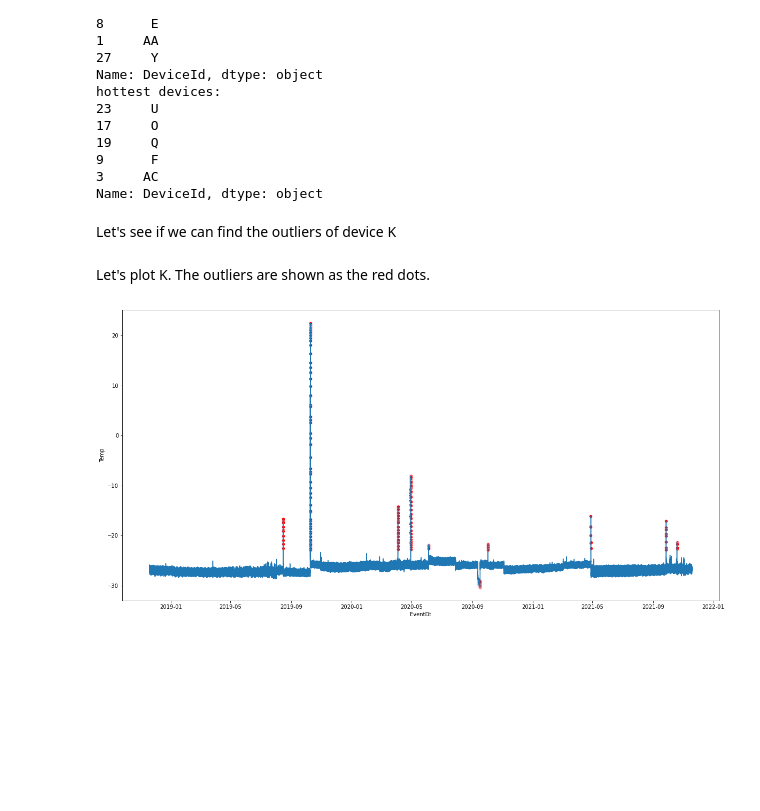
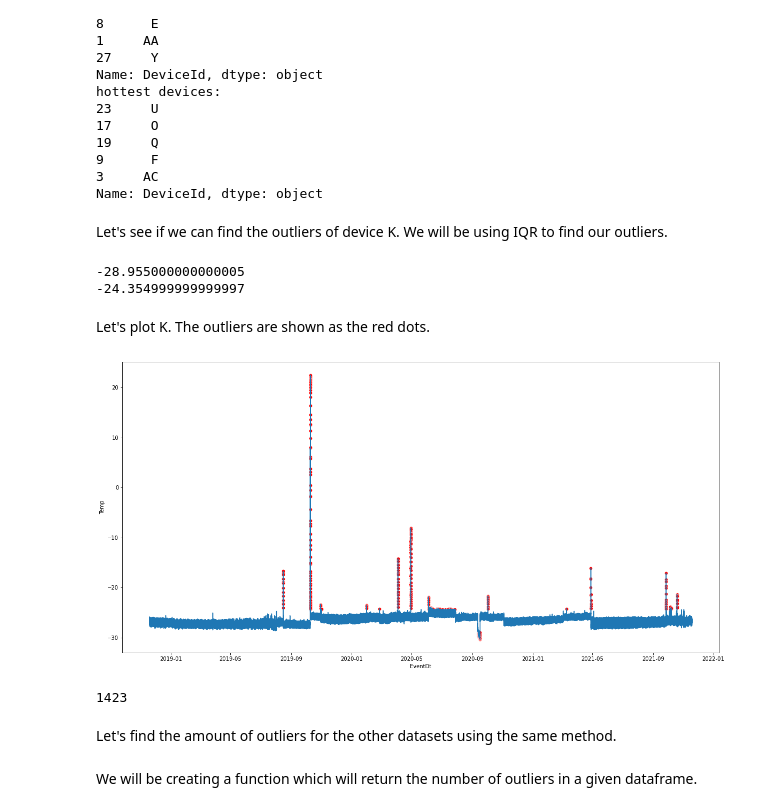
Before and after one commit to margja/SenseAnywhere, a Jupyter notebook: anomalies.ipynb, the cells around one changed output. Saved outputs shown, nothing was run; the diff lists cells and outputs as text; code cells hidden in the pictures; blank space fills up the shorter version.

Commit message:
avg outliers calculated now

```diff
--- a/anomalies.ipynb
+++ b/anomalies.ipynb
@@ -84,18 +86,40 @@ hottest devices:
 3     AC
 Name: DeviceId, dtype: object
 # %% [markdown]
-Let's see if we can find the outliers of device K
+Let's see if we can find the outliers of device K. We will be using IQR to find our outliers.
 # %%
 #loading in K
 df_K = pd.read_excel('data/temp_data/data_K.xlsx')
+# %%
+#First step is to sort the dataset by temperature (ascending)
+K_sorted = sorted(df_K["Temp"])
+#Now we can split the dataset up into quartiles
+q1, q3= np.percentile(K_sorted,[25,75])
+#get iqr
+iqr = q3 - q1
+#determine the lower and upper bounds
+lower_bound = q1 - (1.5 * iqr)
+upper_bound = q3 + (1.5 * iqr)
+
+print(lower_bound)
+print(upper_bound)
+# %% [output]
+-28.955000000000005
+-24.354999999999997
 # %% [markdown]
 Let's plot K. The outliers are shown as the red dots.
 # %%
 sns.lineplot(x="EventDt", y="Temp", data=df_K)
-
-outliers_K = df_K.loc[((df_K["Temp"] > -23) == True) | ((df_K["Temp"] < -29) == True)]
+# make dataframe containing only the outliers
+outliers_K = df_K.loc[((df_K["Temp"] > upper_bound) == True) | ((df_K["Temp"] < lower_bound) == True)]
 sns.scatterplot(x="EventDt", y="Temp", data=outliers_K, c=['r'])
 
 plt.gcf().set_size_inches(20, 10)
 # %% [output]
-[figure, old version]
+[figure, new version]
+# %%
+len(outliers_K)
+# %% [output]
+1423
+# %% [markdown]
+Let's find the amount of outliers for the other datasets using the same method.
@@ -101,0 +132,2 @@ plt.gcf().set_size_inches(20, 10)
+# %% [markdown]
+We will be creating a function which will return the number of outliers in a given dataframe.
```
Also changed, not shown: parts of 13 cells of this notebook.
